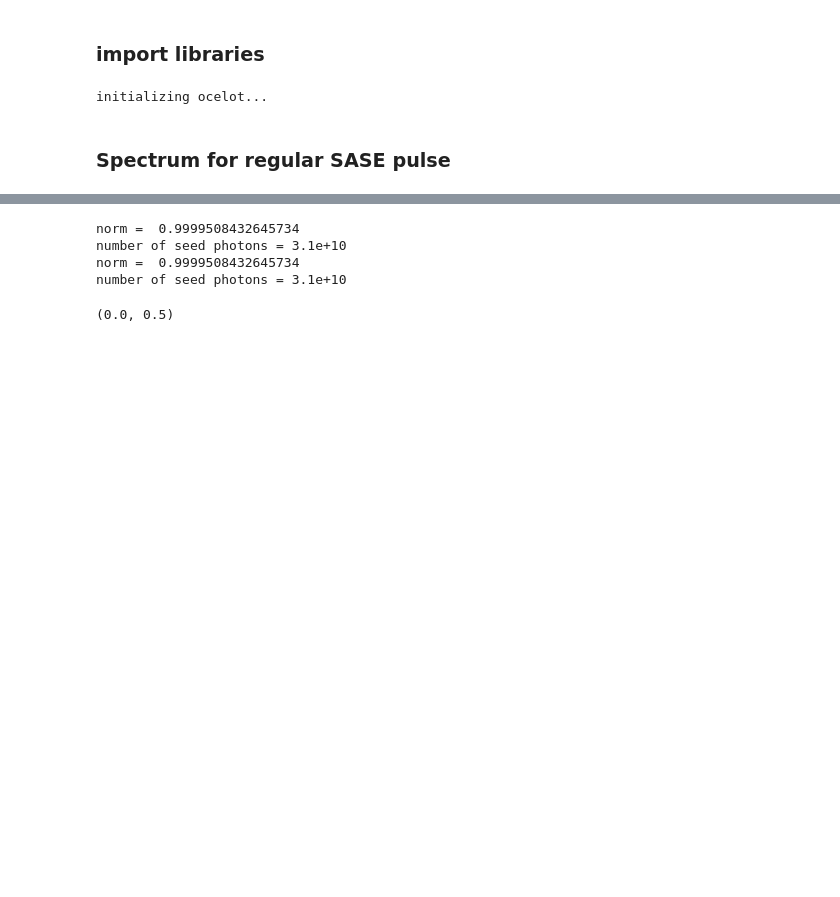
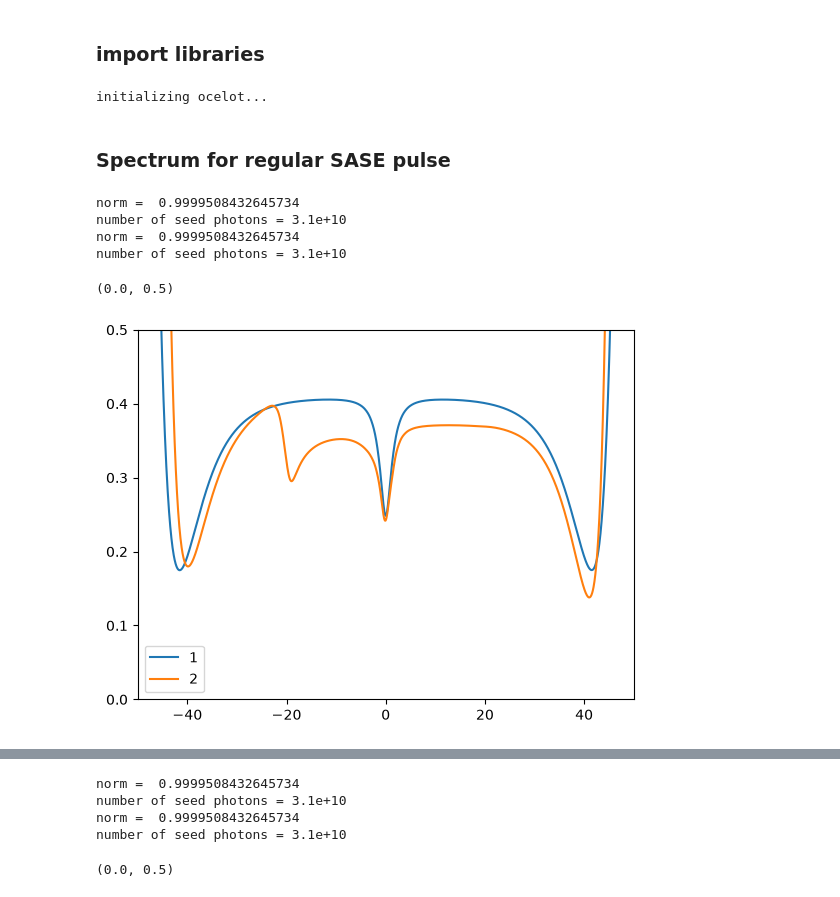
Before and after one commit to P4GAN/Cu-RSA-XFEL-Simulation, a Jupyter notebook: notebooks/monochromator.ipynb, the cells around one changed output, grey strips where cells are left out. Saved outputs shown, nothing was run; the diff lists cells and outputs as text; code cells hidden in the pictures; blank space fills up the shorter version.

Commit message:
Add double hole satellite states

```diff
--- a/notebooks/monochromator.ipynb
+++ b/notebooks/monochromator.ipynb
@@ -33,31 +33,38 @@ ypad = 64
 # %%
 energies = [0.1, 1, 10, 40]
 # %%
-# X = XLO_sim(base_directory + '/config/base/Cu-seed.yaml')
-# X.random_seed = 42
-# X.keep_z_history = False
-# seed_field = tools.Gaussian_pulse_aniso_seed(X)
-# X.configure(seed_field)
-# X.run_3D()
+X = XLO_sim(base_directory + '/config/base/Cu-seed-double-satellite.yaml')
+X.random_seed = 42
+X.keep_z_history = False
+seed_field = tools.Gaussian_pulse_aniso_seed(X)
+X.configure(seed_field)
+X.run_3D()
 
-# womega_ar, I_int_thy_w_0, I_thy0_w_0 = tools.SF_spectrum_w(X, 0, ypad, tpad)
-# womega_ar, I_int_thy_w_last, I_thy0_w_last = tools.SF_spectrum_w(X, -1, ypad, tpad)
+womega_ar, I_int_thy_w_0, I_thy0_w_0 = tools.SF_spectrum_w(X, 0, ypad, tpad)
+womega_ar, I_int_thy_w_last, I_thy0_w_last = tools.SF_spectrum_w(X, -1, ypad, tpad)
 
-# plt.plot(womega_ar, I_int_thy_w_last / I_int_thy_w_0, label="1")
+plt.plot(womega_ar, I_int_thy_w_last / I_int_thy_w_0, label="1")
 
-# X = XLO_sim(base_directory + '/config/base/Cu-seed-satellite.yaml')
-# X.random_seed = 42
-# X.keep_z_history = False
-# seed_field = tools.Gaussian_pulse_aniso_seed(X)
-# X.configure(seed_field)
-# X.run_3D()
+X = XLO_sim(base_directory + '/config/base/Cu-seed-satellite.yaml')
+X.random_seed = 42
+X.keep_z_history = False
+seed_field = tools.Gaussian_pulse_aniso_seed(X)
+X.configure(seed_field)
+X.run_3D()
 
-# womega_ar, I_int_thy_w_0, I_thy0_w_0 = tools.SF_spectrum_w(X, 0, ypad, tpad)
-# womega_ar, I_int_thy_w_last, I_thy0_w_last = tools.SF_spectrum_w(X, -1, ypad, tpad)
+womega_ar, I_int_thy_w_0, I_thy0_w_0 = tools.SF_spectrum_w(X, 0, ypad, tpad)
+womega_ar, I_int_thy_w_last, I_thy0_w_last = tools.SF_spectrum_w(X, -1, ypad, tpad)
 
-# plt.plot(womega_ar, I_int_thy_w_last / I_int_thy_w_0, label="2")
+plt.plot(womega_ar, I_int_thy_w_last / I_int_thy_w_0, label="2")
 
-# plt.legend()
+plt.legend()
 
-# plt.xlim(-50, 15)
-# plt.ylim(0, 0.5)
+plt.xlim(-50, 50)
+plt.ylim(0, 0.5)
+# %% [output]
+norm =  0.9999508432645734
+number of seed photons = 3.1e+10
+norm =  0.9999508432645734
+number of seed photons = 3.1e+10
+(0.0, 0.5)
+[figure, added]
```
Also changed, not shown: parts of 2 cells of this notebook, 17 other files.
